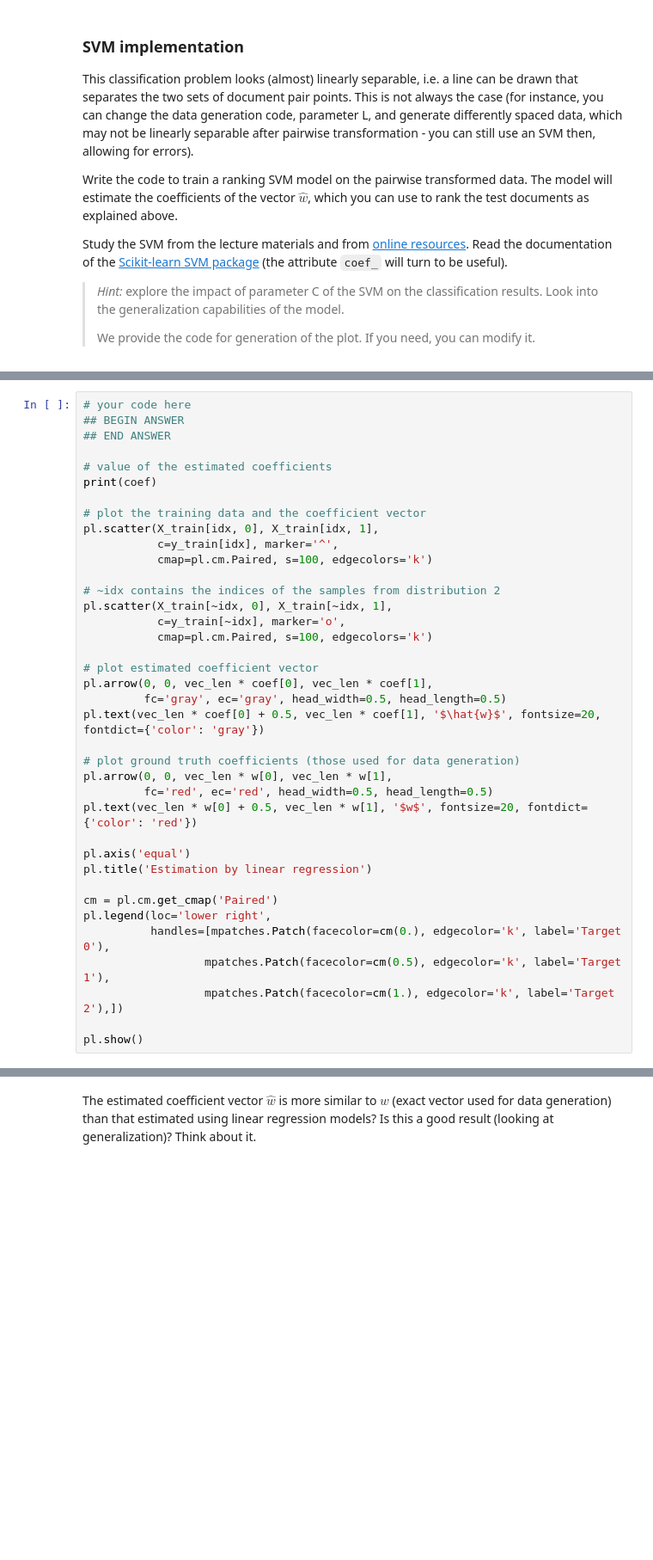
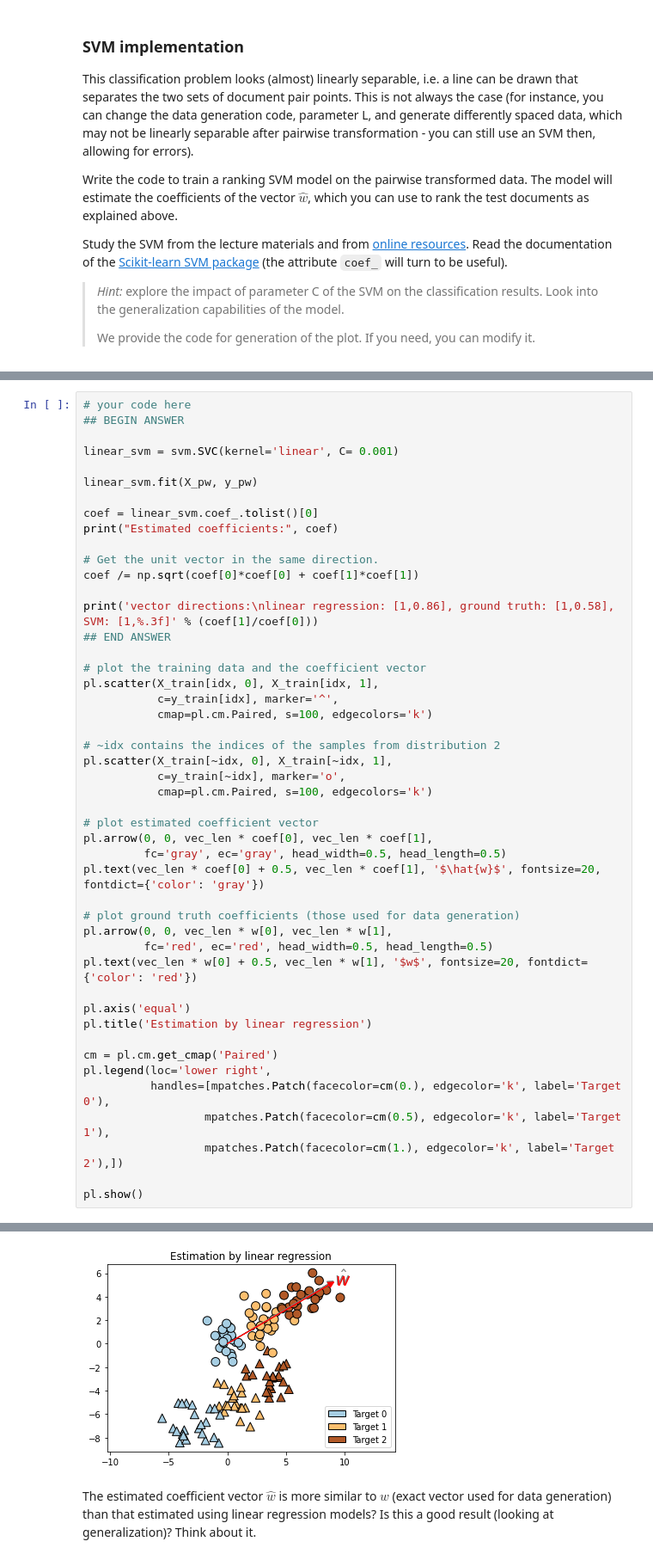
Before and after one commit to lowlorenz/Information-Retrieval-I, a Jupyter notebook: FIR-02.ipynb, the cells around one changed output, grey strips where cells are left out. Shown at 86% size. Cells and saved outputs as stored; diff of their text form; blank space fills up the shorter version.

```diff
--- a/FIR-02.ipynb
+++ b/FIR-02.ipynb
@@ -398,10 +403,19 @@ Read the documentation of the [Scikit-learn SVM package](https://scikit-learn.or
 # %%
 # your code here
 ## BEGIN ANSWER
+
+linear_svm = svm.SVC(kernel='linear', C= 0.001)
+
+linear_svm.fit(X_pw, y_pw)
+
+coef = linear_svm.coef_.tolist()[0]
+print("Estimated coefficients:", coef)
+
+# Get the unit vector in the same direction.
+coef /= np.sqrt(coef[0]*coef[0] + coef[1]*coef[1])
+
+print('vector directions:\nlinear regression: [1,0.86], ground truth: [1,0.58], SVM: [1,%.3f]' % (coef[1]/coef[0]))
 ## END ANSWER
-
-# value of the estimated coefficients
-print(coef)
 
 # plot the training data and the coefficient vector
 pl.scatter(X_train[idx, 0], X_train[idx, 1],
@@ -433,3 +447,4 @@ pl.legend(loc='lower right',
                   mpatches.Patch(facecolor=cm(1.), edgecolor='k', label='Target 2'),])
 
 pl.show()
+# %% [output]
@@ -436,3 +454,4 @@ pl.show()
+[figure, added]
 # %% [markdown]
 The estimated coefficient vector $\hat{w}$ is more similar to $w$ (exact vector used for data generation) than that estimated using linear regression models? Is this a good result (looking at generalization)? Think about it.
 # %% [markdown]
```
Also changed, not shown: parts of 5 cells of this notebook.
